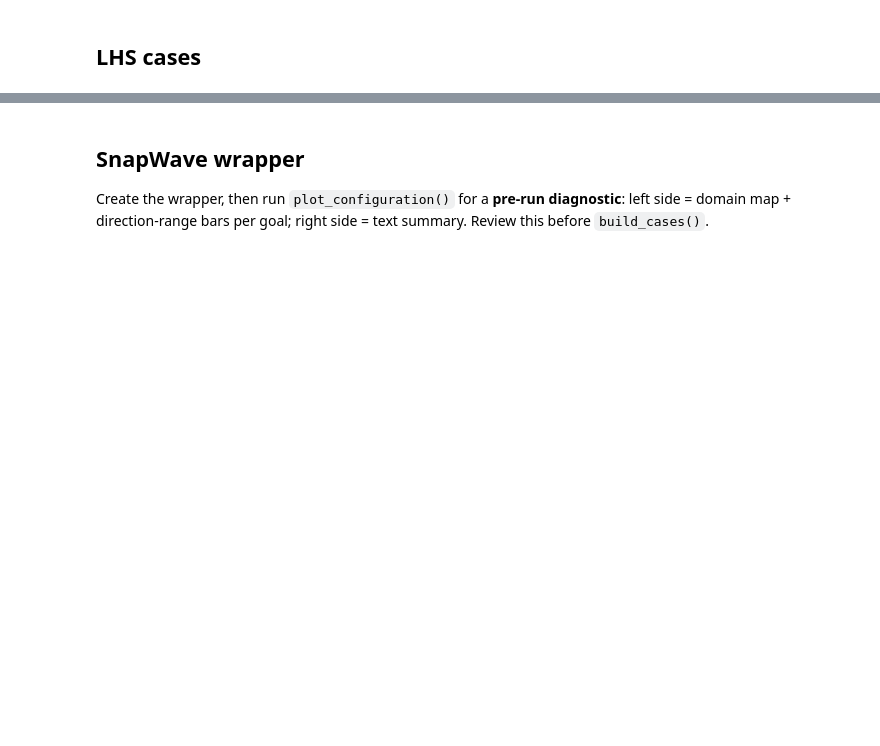
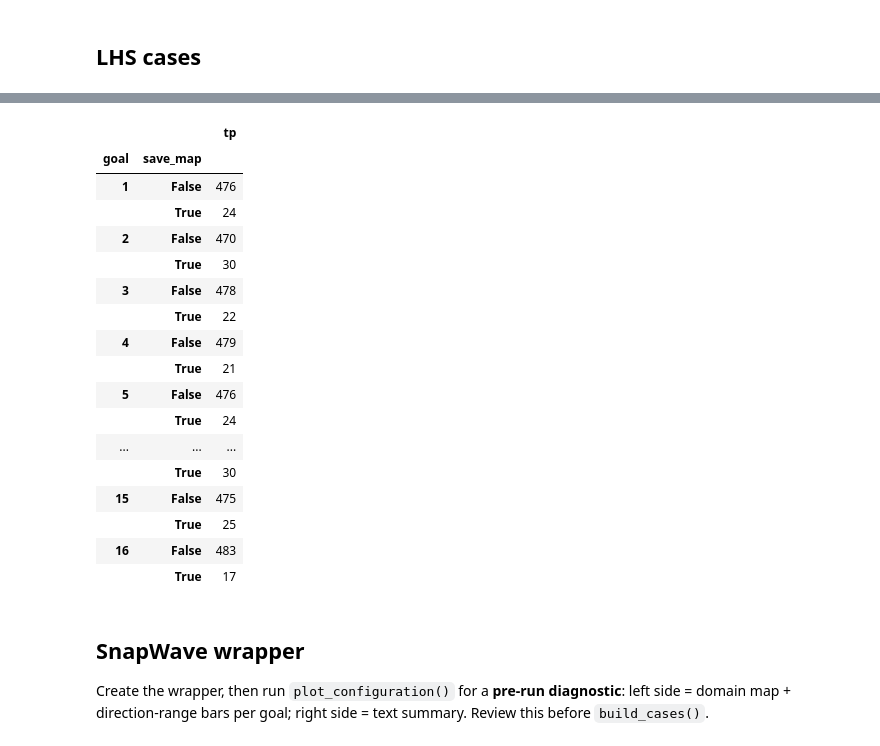
Before and after one commit to GeoOcean/HyGloW, a Jupyter notebook: Samoa/05_Metamodel_Cases_Generation.ipynb, the cells around one changed output, grey strips where cells are left out. Saved outputs shown, nothing was run; the diff lists cells and outputs as text; code cells hidden in the pictures; blank space fills up the shorter version.

```diff
--- a/Samoa/05_Metamodel_Cases_Generation.ipynb
+++ b/Samoa/05_Metamodel_Cases_Generation.ipynb
@@ -77,3 +77,24 @@ cases_df.head(20)
+# %%
+cases_df.groupby(["goal", "save_map"])[["tp"]].count()
+# %% [output]
+|  |  | tp |
+| goal | save_map |  |
+| 1 | False | 476 |
+|  | True | 24 |
+| 2 | False | 470 |
+|  | True | 30 |
+| 3 | False | 478 |
+|  | True | 22 |
+| 4 | False | 479 |
+|  | True | 21 |
+| 5 | False | 476 |
+|  | True | 24 |
+| ... | ... | ... |
+|  | True | 30 |
+| 15 | False | 475 |
+|  | True | 25 |
+| 16 | False | 483 |
+|  | True | 17 |
 # %% [markdown]
 ## SnapWave wrapper
 
```
Also changed, not shown: parts of 8 cells of this notebook, 6 other files.
